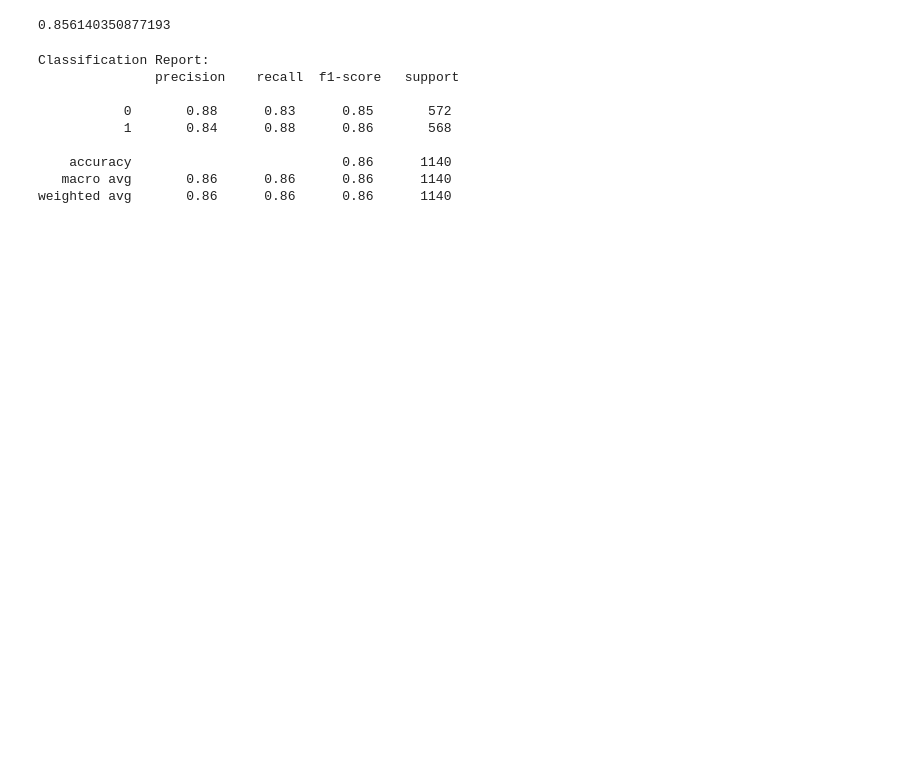
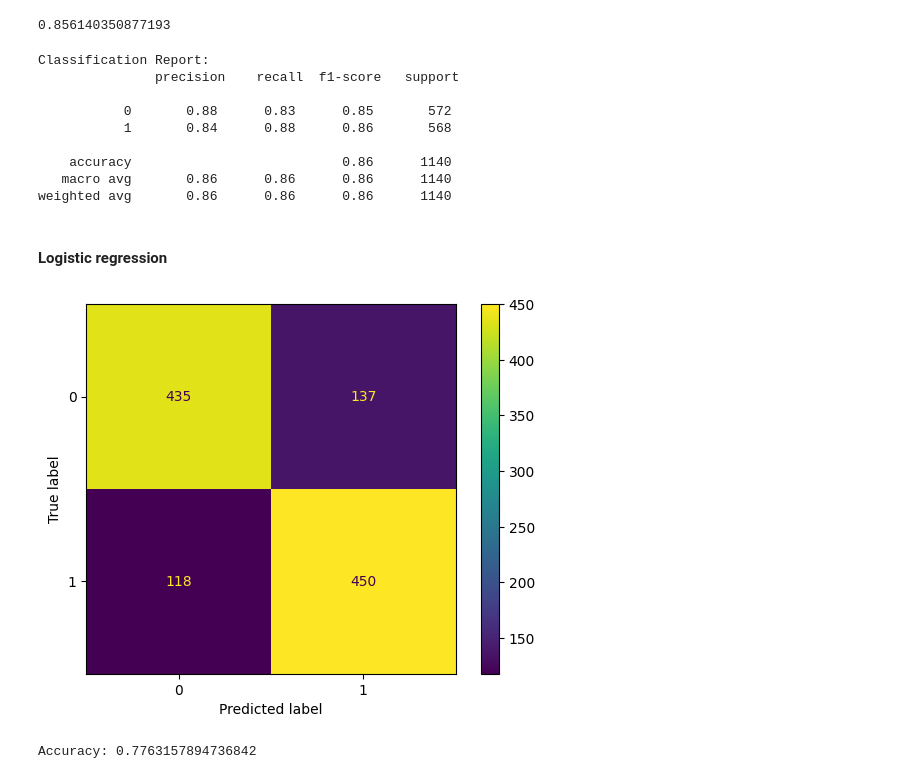
Before and after one commit to Salttyy/BC2407-Dashboard, a Jupyter notebook: model.ipynb, the cells around one changed output. Cells and saved outputs as stored; diff of their text form; code cells hidden in the pictures; blank space fills up the shorter version.

Commit message:
feat: logistic

```diff
--- a/model.ipynb
+++ b/model.ipynb
@@ -314,3 +319,27 @@ Classification Report:
     accuracy                           0.86      1140
    macro avg       0.86      0.86      0.86      1140
 weighted avg       0.86      0.86      0.86      1140
+# %% [markdown]
+#### Logistic regression
+# %%
+from sklearn.linear_model import LogisticRegression
+
+logreg = LogisticRegression(random_state=13,max_iter=1000)
+
+# fit the model with data
+logreg.fit(X_train, y_train)
+
+y_pred_log = logreg.predict(X_test)
+# %%
+
+# Create the confusion matrix
+cm = confusion_matrix(y_test, y_pred_log)
+
+ConfusionMatrixDisplay(confusion_matrix=cm).plot();
+# %% [output]
+[figure, added]
+# %%
+accuracy = accuracy_score(y_test, y_pred_log)
+print("Accuracy:", accuracy)
+# %% [output]
+Accuracy: 0.7763157894736842
```
Also changed, not shown: parts of 4 cells of this notebook.
